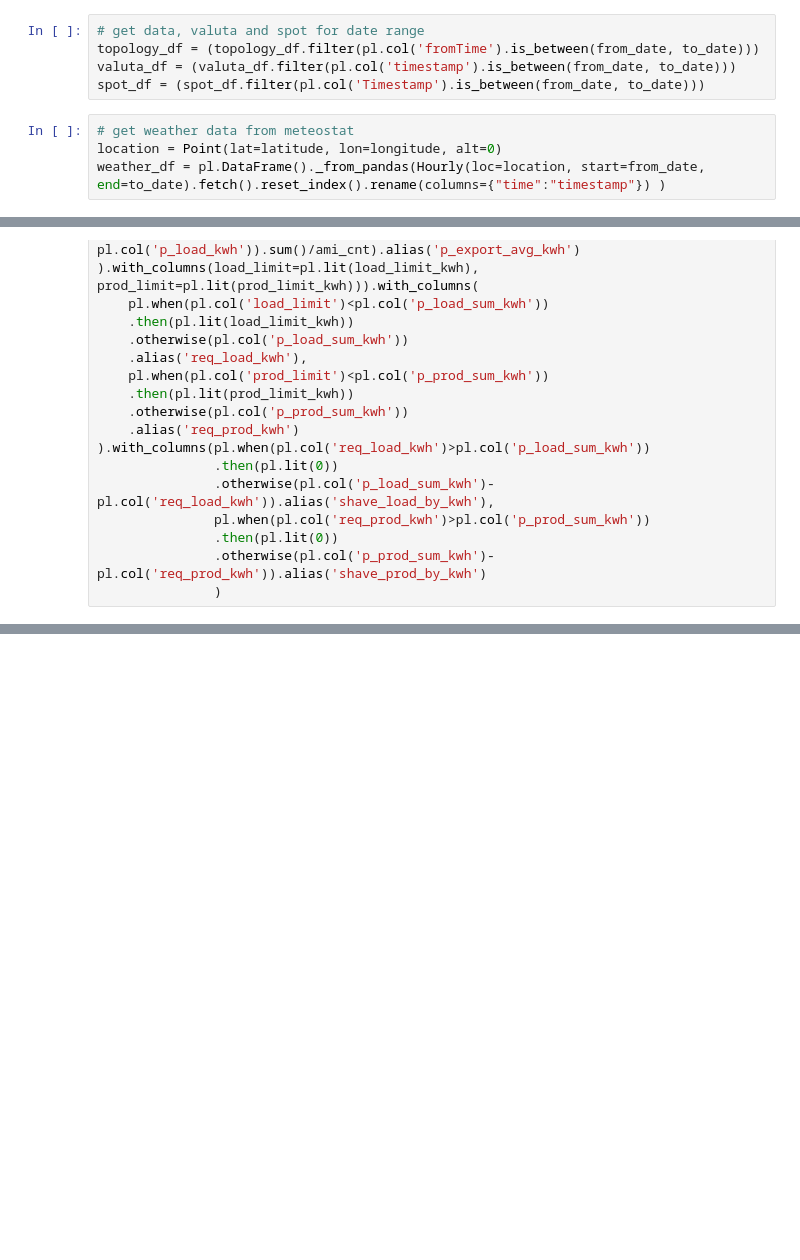
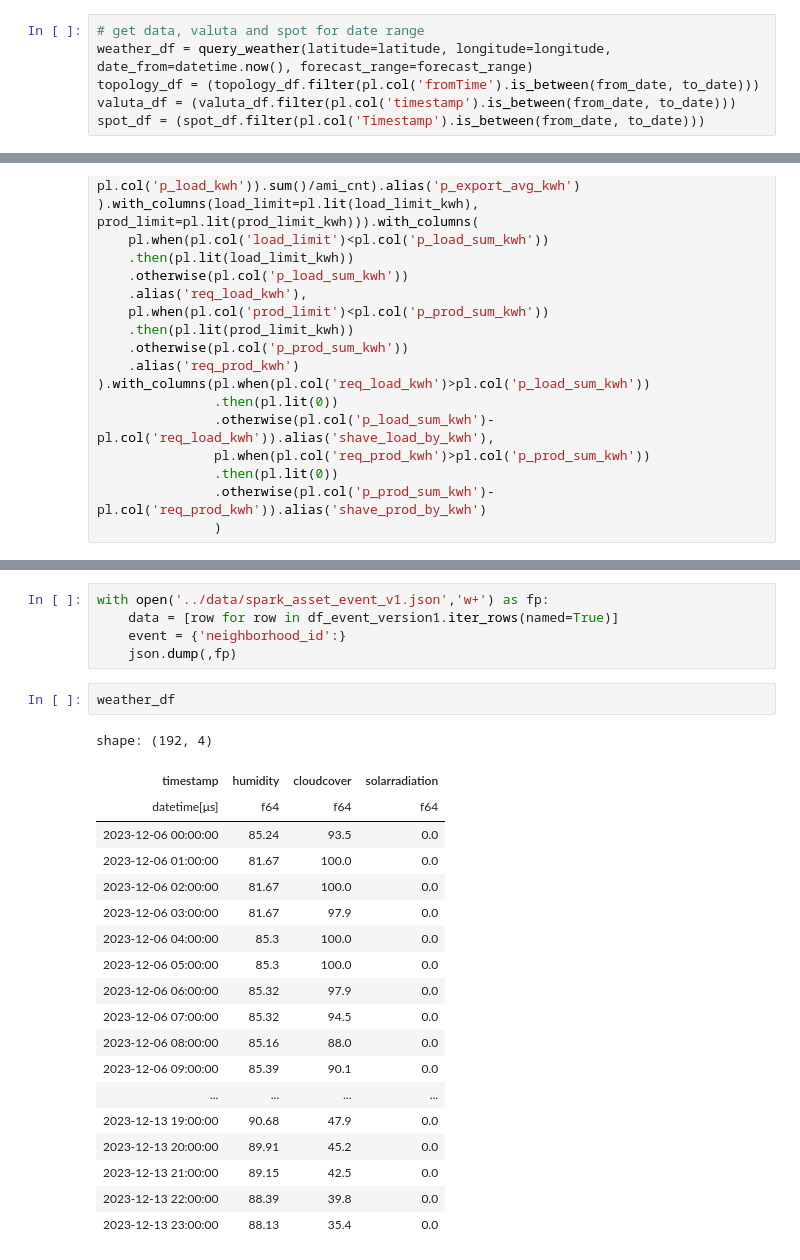
Before and after one commit to pmaree/Norgesnett, a Jupyter notebook: sandbox/notebook/peak_load_shaving.ipynb, the cells around one changed output, grey strips where cells are left out. Saved outputs shown, nothing was run; the diff lists cells and outputs as text; blank space fills up the shorter version.

```diff
--- a/sandbox/notebook/peak_load_shaving.ipynb
+++ b/sandbox/notebook/peak_load_shaving.ipynb
@@ -35,12 +38,9 @@ longitude = features_df.filter(pl.col('topology')==topology).select(pl.col('long
 # %%
 # get data, valuta and spot for date range
+weather_df = query_weather(latitude=latitude, longitude=longitude, date_from=datetime.now(), forecast_range=forecast_range)
 topology_df = (topology_df.filter(pl.col('fromTime').is_between(from_date, to_date)))
 valuta_df = (valuta_df.filter(pl.col('timestamp').is_between(from_date, to_date)))
 spot_df = (spot_df.filter(pl.col('Timestamp').is_between(from_date, to_date)))
-# %%
-# get weather data from meteostat
-location = Point(lat=latitude, lon=longitude, alt=0)
-weather_df = pl.DataFrame()._from_pandas(Hourly(loc=location, start=from_date, end=to_date).fetch().reset_index().rename(columns={"time":"timestamp"})	)
 # %%
 # calculator to convert area Euro/MWh to NOK/kWh
 def exhange_calculator(exchange: pl.DataFrame, price: pl.DataFrame):
@@ -143,0 +139,27 @@ with open('energy_envelope.json','w+') as fp:
+# %%
+with open('../data/spark_asset_event_v1.json','w+') as fp:
+    data = [row for row in df_event_version1.iter_rows(named=True)]
+    event = {'neighborhood_id':}
+    json.dump(,fp)
+# %%
+weather_df
+# %% [output]
+shape: (192, 4)
+| timestamp | humidity | cloudcover | solarradiation |
+| datetime[μs] | f64 | f64 | f64 |
+| 2023-12-06 00:00:00 | 85.24 | 93.5 | 0.0 |
+| 2023-12-06 01:00:00 | 81.67 | 100.0 | 0.0 |
+| 2023-12-06 02:00:00 | 81.67 | 100.0 | 0.0 |
+| 2023-12-06 03:00:00 | 81.67 | 97.9 | 0.0 |
+| 2023-12-06 04:00:00 | 85.3 | 100.0 | 0.0 |
+| 2023-12-06 05:00:00 | 85.3 | 100.0 | 0.0 |
+| 2023-12-06 06:00:00 | 85.32 | 97.9 | 0.0 |
+| 2023-12-06 07:00:00 | 85.32 | 94.5 | 0.0 |
+| 2023-12-06 08:00:00 | 85.16 | 88.0 | 0.0 |
+| 2023-12-06 09:00:00 | 85.39 | 90.1 | 0.0 |
+| ... | ... | ... | ... |
+| 2023-12-13 19:00:00 | 90.68 | 47.9 | 0.0 |
+| 2023-12-13 20:00:00 | 89.91 | 45.2 | 0.0 |
+| 2023-12-13 21:00:00 | 89.15 | 42.5 | 0.0 |
+| 2023-12-13 22:00:00 | 88.39 | 39.8 | 0.0 |
+| 2023-12-13 23:00:00 | 88.13 | 35.4 | 0.0 |
```
Also changed, not shown: parts of 8 cells of this notebook, 4 other files.
